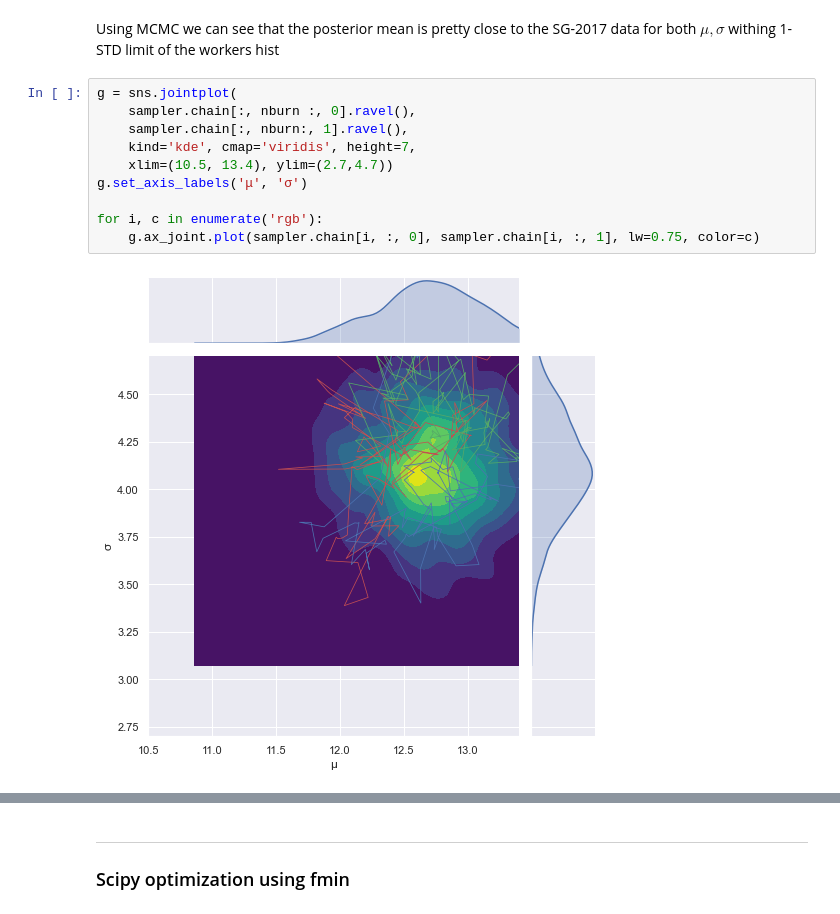
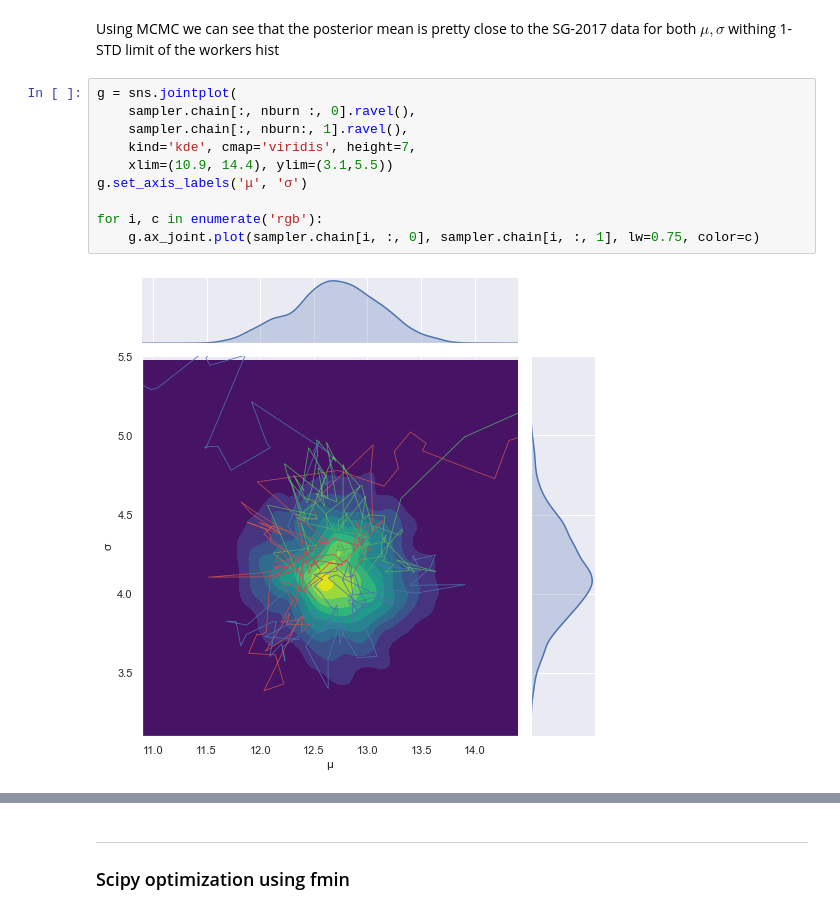
Before and after one commit to guygozlan/SciComPy_NBA, a Jupyter notebook: final.ipynb, the cells around one changed output, grey strips where cells are left out. Cells and saved outputs as stored; diff of their text form.

```diff
--- a/final.ipynb
+++ b/final.ipynb
@@ -865,15 +868,15 @@ Using MCMC we can see that the posterior mean is pretty close to the SG-2017 dat
 # %%
 g = sns.jointplot(
     sampler.chain[:, nburn :, 0].ravel(),
     sampler.chain[:, nburn:, 1].ravel(),
     kind='kde', cmap='viridis', height=7,
-    xlim=(10.5, 13.4), ylim=(2.7,4.7))
+    xlim=(10.9, 14.4), ylim=(3.1,5.5))
 g.set_axis_labels('μ', 'σ')
 
 for i, c in enumerate('rgb'):
     g.ax_joint.plot(sampler.chain[i, :, 0], sampler.chain[i, :, 1], lw=0.75, color=c)
 # %% [output]
-[figure, old version]
+[figure, new version]
 # %%
 cor = corner(sample,
     smooth=True,
```
Also changed, not shown: parts of 18 cells of this notebook, 2 other files.
